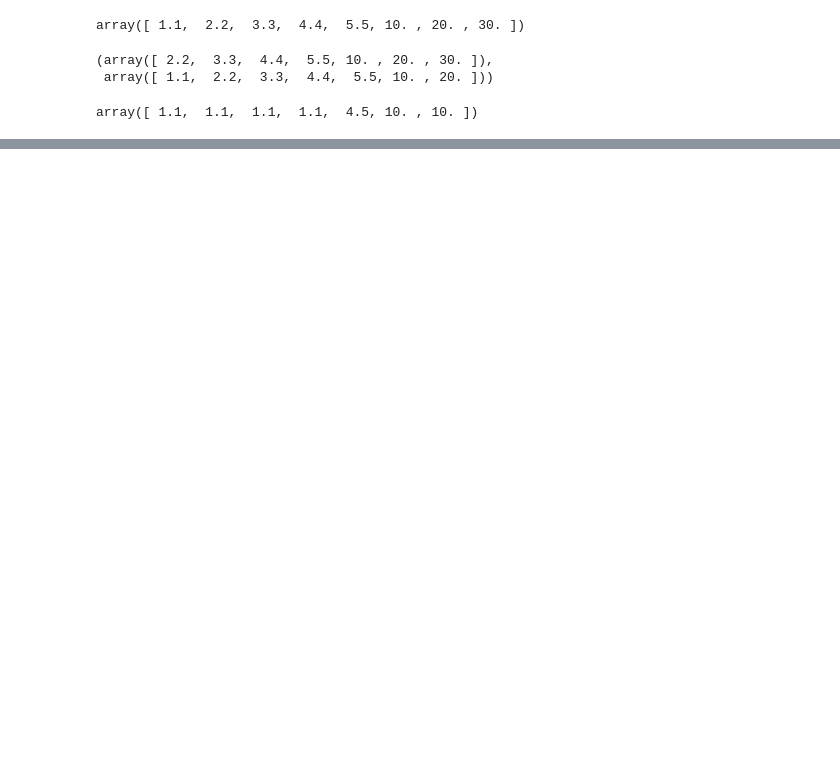
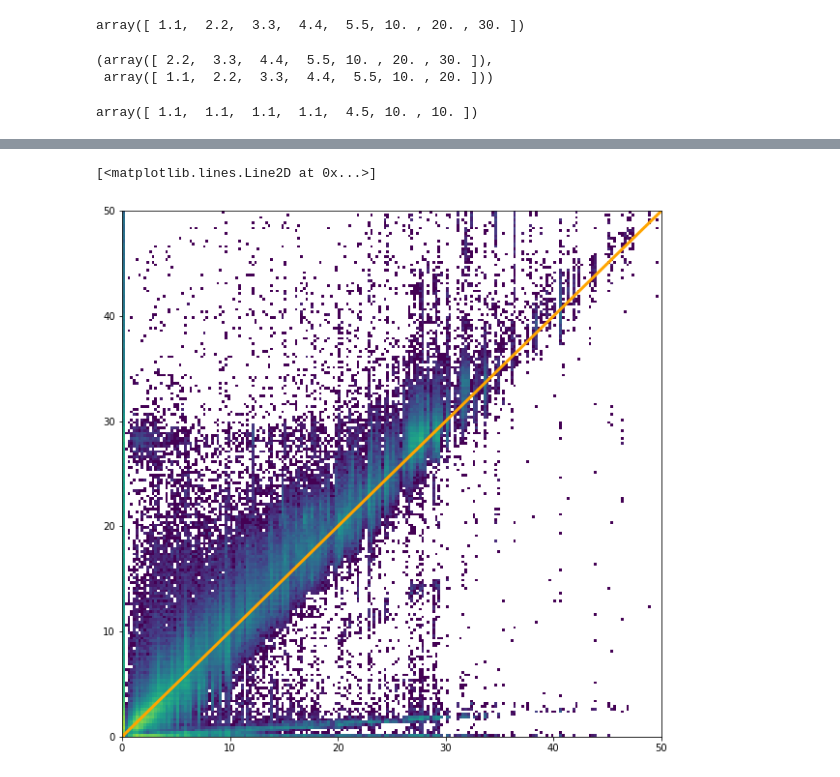
Before and after one commit to jpivarski-talks/2022-07-11-scipy-loopy-tutorial, a Jupyter notebook: solutions/solution-4.ipynb, the cells around one changed output, grey strips where cells are left out. Drawn from its saved outputs; the diff is of its cells as text; code cells hidden in the pictures; blank space fills up the shorter version.

```diff
--- a/solutions/solution-4.ipynb
+++ b/solutions/solution-4.ipynb
@@ -253,0 +327,3 @@ ak.sum(np.sqrt((example_east[1:] - example_east[:-1])**2 + (example_north[1:] -
+# %%
+distances = ak.sum(np.sqrt((km_east[:, :, 1:] - km_east[:, :, :-1])**2 + (km_north[:, :, 1:] - km_north[:, :, :-1])**2), axis=-1)
+distances.show()
@@ -253,0 +397,14 @@ ak.sum(np.sqrt((example_east[1:] - example_east[:-1])**2 + (example_north[1:] -
+# %%
+fig, ax = plt.subplots(1, 1, figsize=(10, 10))
+
+ax.hist2d(
+    ak.flatten(ak.fill_none(distances, 0)),
+    ak.flatten(ak.fill_none(taxi.trip.km, 0)),
+    bins=(200, 200),
+    range=((0, 50), (0, 50)),
+    norm=matplotlib.colors.LogNorm(),
+)
+ax.plot([0, 50], [0, 50], c="orange", lw=3)
+# %% [output]
+[<matplotlib.lines.Line2D at 0x...>]
+[figure, added]
```
Also changed, not shown: parts of 35 cells of this notebook, 2 other files.
